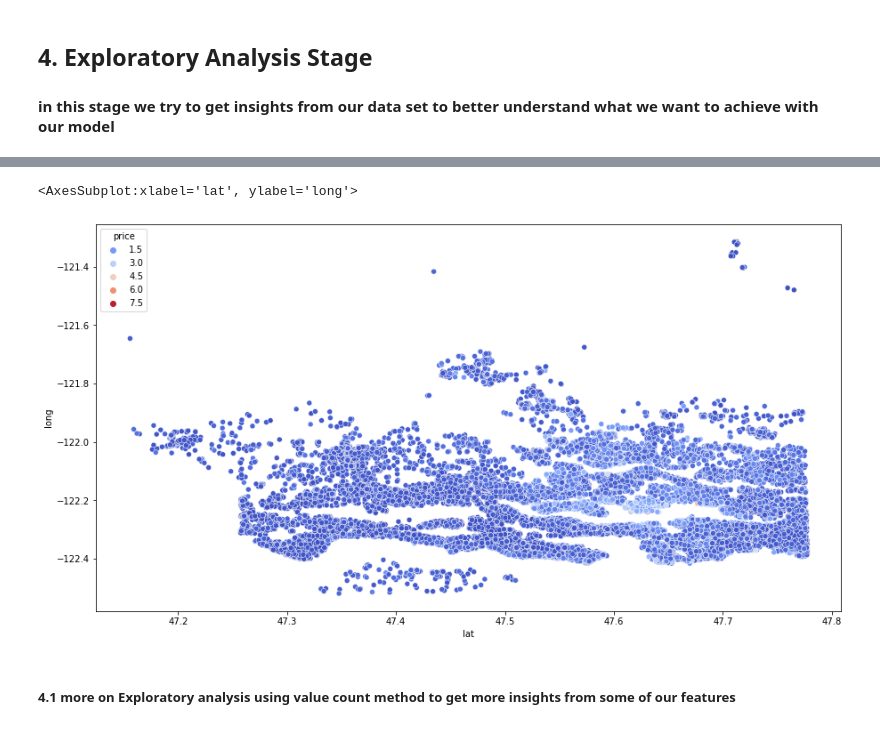
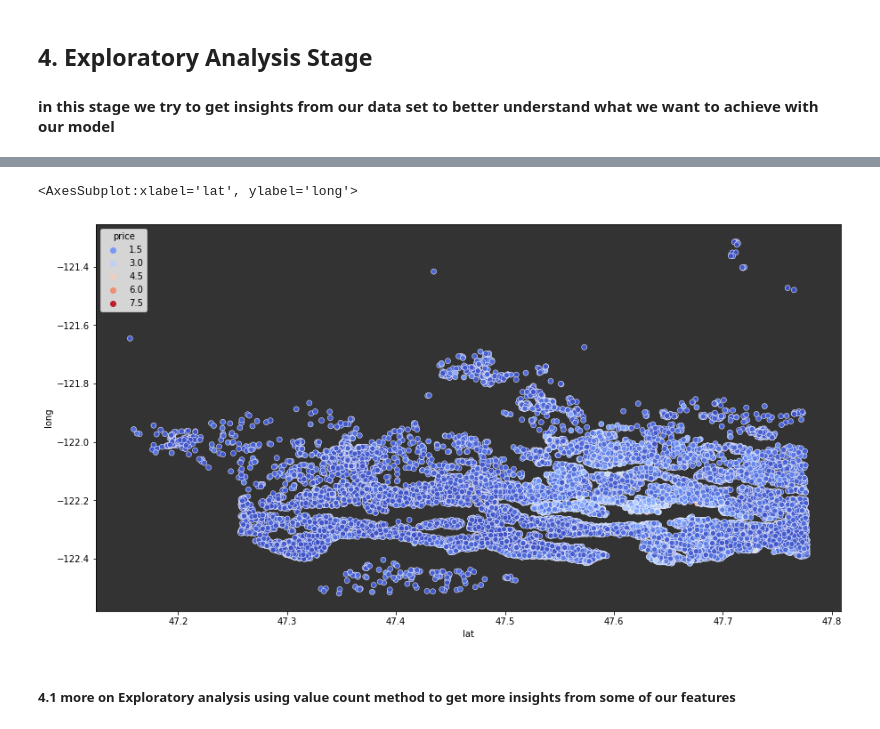
Before and after one commit to massivedesigns/House_Price_Prediction_Using_Linear_Regression_Model, a Jupyter notebook: Task_1 .ipynb, the cells around one changed output, grey strips where cells are left out. Saved outputs shown, nothing was run; the diff lists cells and outputs as text; code cells hidden in the pictures.

```diff
--- a/Task_1 .ipynb
+++ b/Task_1 .ipynb
@@ -111,10 +111,13 @@ df.describe()
 # the plot below is a scattered plot done with the seaborn package noted as sns
 # %%
 plt.figure(figsize=(15,8))
+# Define a dark gray background color
+background_color = '#333333'
+plt.gca().set_facecolor(background_color)
 sns.scatterplot(x = df['lat'], y = df['long'], data = df, hue = df['price'], palette = 'coolwarm')
 # %% [output]
 <AxesSubplot:xlabel='lat', ylabel='long'>
-[figure, old version]
+[figure, new version]
 # %% [markdown]
 ##### 4.1 more on Exploratory analysis using value count method to get more insights from some of our features
 # %%
```
